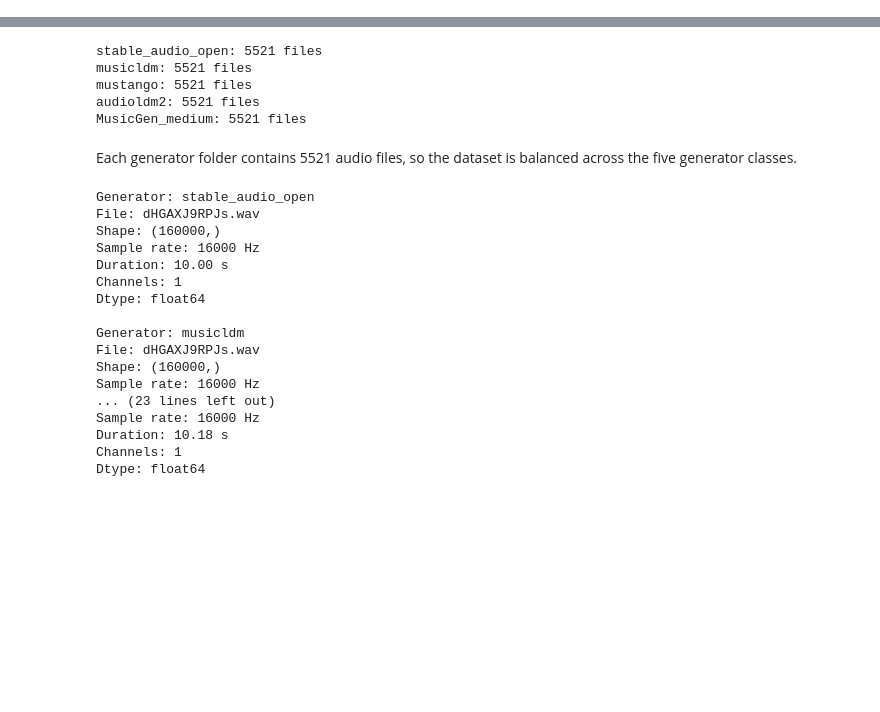
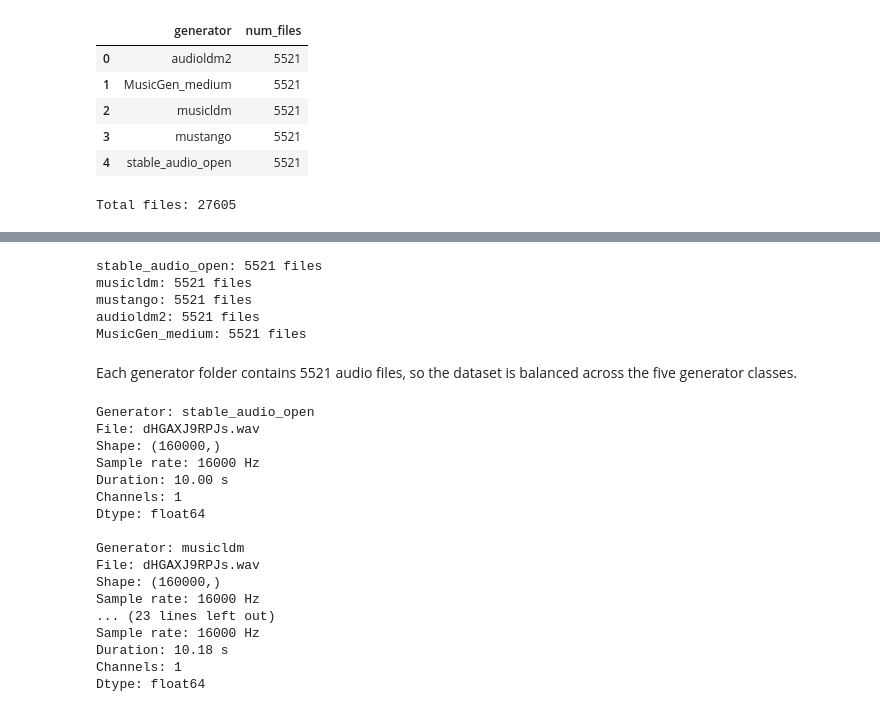
Before and after one commit to Olenadovb/AI-vs-Original-Music-Classification, a Jupyter notebook: notebooks/audio-technical-analysis.ipynb, the cells around one changed output, grey strips where cells are left out. Drawn from its saved outputs; the diff is of its cells as text; code cells hidden in the pictures; blank space fills up the shorter version.

```diff
--- a/notebooks/audio-technical-analysis.ipynb
+++ b/notebooks/audio-technical-analysis.ipynb
@@ -0,0 +44,13 @@
+# %%
+generator_dirs = sorted(folder for folder in DATA_DIR.iterdir() if folder.is_dir() and folder.name != "__MACOSX")
+generator_counts = pd.DataFrame([{"generator": folder.name, "num_files": len(list(folder.glob("*.wav")))} for folder in generator_dirs])
+display(generator_counts)
+print("Total files:", generator_counts["num_files"].sum())
+# %% [output]
+|  | generator | num_files |
+| 0 | audioldm2 | 5521 |
+| 1 | MusicGen_medium | 5521 |
+| 2 | musicldm | 5521 |
+| 3 | mustango | 5521 |
+| 4 | stable_audio_open | 5521 |
+Total files: 27605
```
Also changed, not shown: parts of 17 cells of this notebook, 2 other files.
